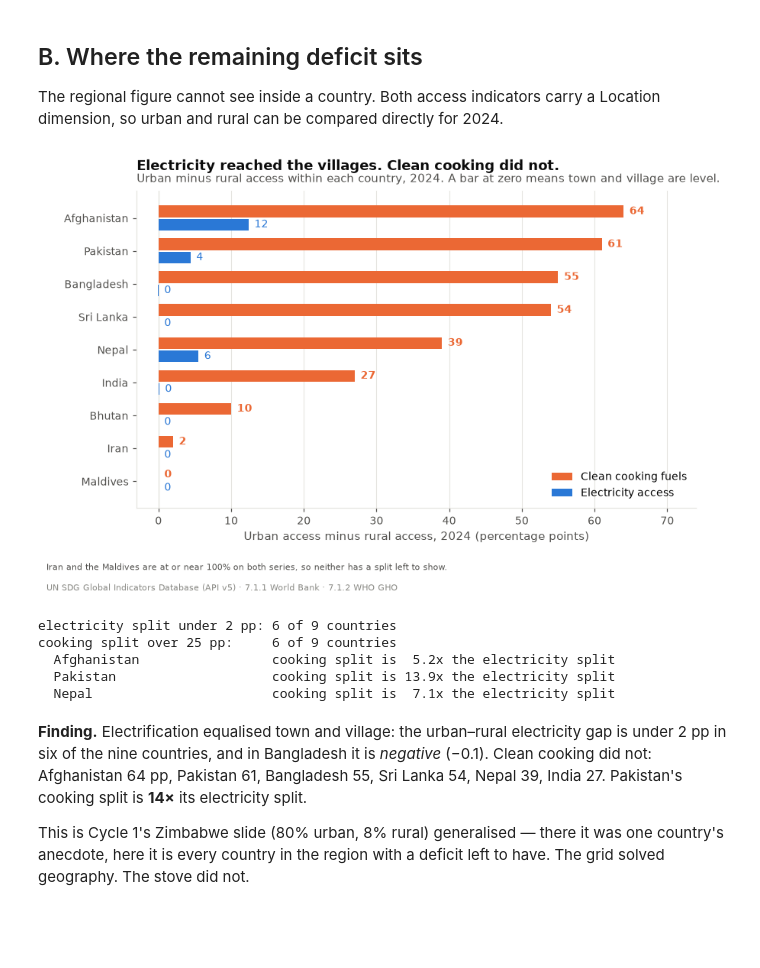
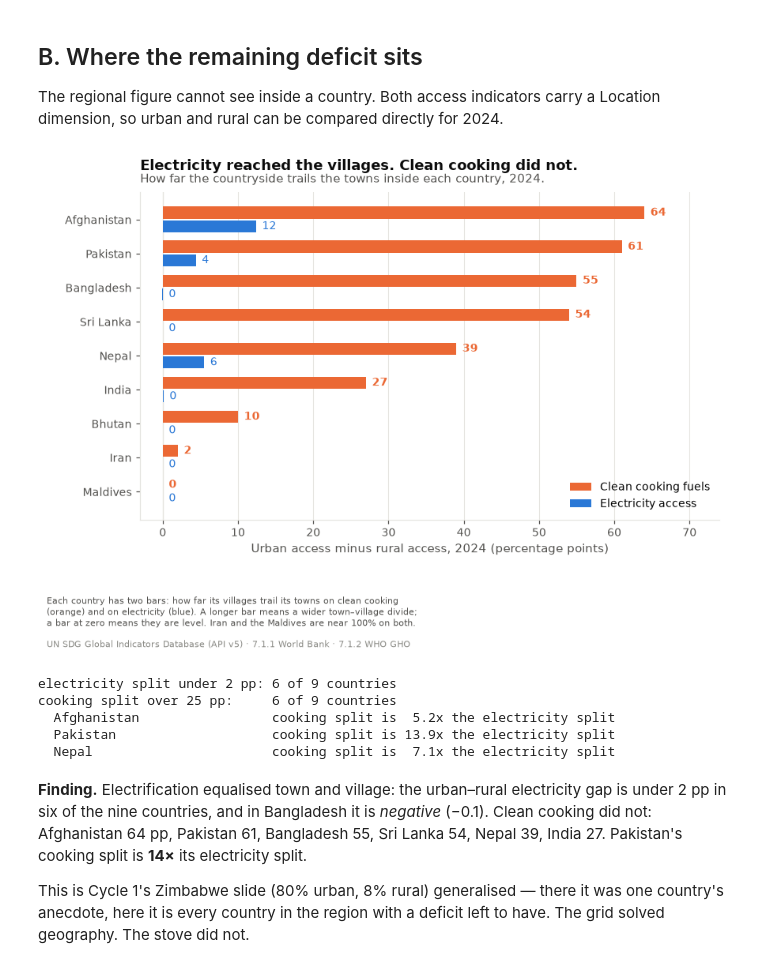
Before and after one commit to suyogshresthaa/iss-data-analytics, a Jupyter notebook: cycle2-sdg7/notebooks/eda.ipynb, the cells around one changed output. Drawn from its saved outputs; the diff is of its cells as text; code cells hidden in the pictures; blank space fills up the shorter version.

```diff
--- a/cycle2-sdg7/notebooks/eda.ipynb
+++ b/cycle2-sdg7/notebooks/eda.ipynb
@@ -88,11 +88,9 @@ average = (subregion[subregion.area == "Southern Asia (unweighted mean)"]
 
 fig, ax = plt.subplots(figsize=(9.2, 5.0))
 
-# The nine countries as context. No hue -- they are the backdrop the two lines summarise.
-for c in gaps.columns:
-    ax.plot(gaps.index, gaps[c], color=GRAY, lw=1.0, zorder=1)
-
-# The two extremes earn a name. Identity is weight + direct label, never a third hue.
+# Only the two countries that explain the divergence are drawn. The other seven were
+# grey context lines; at thirteen lines the chart had to be studied rather than read.
+# Identity here is weight + direct label, never a third hue.
 for country in ("Bangladesh", "India"):
     ax.plot(gaps.index, gaps[country], color=INK2, lw=1.5, zorder=2)
     ax.annotate(country, (gaps.index[-1], gaps[country].iloc[-1]),
@@ -115,7 +113,7 @@ for year in (2015, 2024):
                     xytext=(0, 12 if above else -19), textcoords="offset points",
                     fontsize=9.5, fontweight="bold", color=color, ha="center")
 
-ax.set_ylim(-6, 78)
+ax.set_ylim(12, 80)
 ax.set_xlim(2014.6, 2025.9)
 ax.set_xticks(range(2015, 2025))
 ax.set_ylabel("Cooking gap (percentage points)")
@@ -125,10 +123,10 @@ ax.grid(axis="y"); ax.set_axisbelow(True)
 ax.legend(loc="upper center", bbox_to_anchor=(0.5, -0.10), ncol=2)
 finish(ax,
        "The region's gap fell 12 points. Its average country's did not move.",
-       "Electricity access minus clean cooking access, 2015–2024. Grey lines are the nine "
-       "individual countries.",
-       note="Four of the nine widened. The regional figure narrowed because India, counted "
-            "by population, gained 32 points of clean cooking.",
+       "The cooking gap: how far clean cooking trails electricity, in percentage points.",
+       note="Both lines cover the same nine countries, averaged two different ways. Blue counts\n"
+            "every person once, so India's 1.4 billion set it. Orange counts every country once —\n"
+            "and it barely moves. India's gap halved; Bangladesh's grew. Four of the nine widened.",
        foot_y=-0.17)
 plt.savefig(FIGS / "01_weighted_vs_average.png"); plt.show()
 
@@ -178,38 +176,39 @@ for yi, (_, r) in zip(y, order.iterrows()):
                 fontweight="bold", color=ORANGE, va="center")
     elec = r.elec_urban_rural_gap_2024
     # Bangladesh is -0.1 (rural marginally ahead), which "%.0f" renders as "-0".
     elec_label = f"{elec:.0f}".replace("-0", "0")
     ax.annotate(elec_label, (max(elec, 0), yi - h / 2 - 0.02),
                 xytext=(5, 0), textcoords="offset points", fontsize=9,
                 color=BLUE, va="center")
 
 ax.axvline(0, color=GRID, lw=0.9, zorder=1)
 ax.set_yticks(y)
 ax.set_yticklabels([c.replace(" (Islamic Republic of)", "") for c in order.country])
 ax.set_xlim(-3, 74)
 ax.set_xlabel("Urban access minus rural access, 2024 (percentage points)")
 ax.grid(axis="x"); ax.set_axisbelow(True)
 ax.legend(loc="lower right")
 finish(ax,
        "Electricity reached the villages. Clean cooking did not.",
-       "Urban minus rural access within each country, 2024. A bar at zero means town and "
-       "village are level.",
-       note="Iran and the Maldives are at or near 100% on both series, so neither has a split "
-            "left to show.")
+       "How far the countryside trails the towns inside each country, 2024.",
+       note="Each country has two bars: how far its villages trail its towns on clean cooking\n"
+            "(orange) and on electricity (blue). A longer bar means a wider town–village divide;\n"
+            "a bar at zero means they are level. Iran and the Maldives are near 100% on both.",
+       foot_y=-0.14)
 plt.savefig(FIGS / "02_urban_rural_split.png"); plt.show()
 
 below = summary[~summary.cook_at_ceiling]
 print(f"electricity split under 2 pp: "
       f"{(summary.elec_urban_rural_gap_2024.abs() < 2).sum()} of {len(summary)} countries")
 print(f"cooking split over 25 pp:     "
       f"{(summary.cook_urban_rural_gap_2024 > 25).sum()} of {len(summary)} countries")
 for _, r in below.sort_values("cook_urban_rural_gap_2024", ascending=False).iterrows():
     if r.elec_urban_rural_gap_2024 > 0.5:
         print(f"  {r.country[:26]:<27} cooking split is "
               f"{r.cook_urban_rural_gap_2024 / r.elec_urban_rural_gap_2024:4.1f}x "
               f"the electricity split")
 # %% [output]
-[figure, old version]
+[figure, new version]
 electricity split under 2 pp: 6 of 9 countries
 cooking split over 25 pp:     6 of 9 countries
   Afghanistan                 cooking split is  5.2x the electricity split
```
Also changed, not shown: parts of 3 cells of this notebook.
